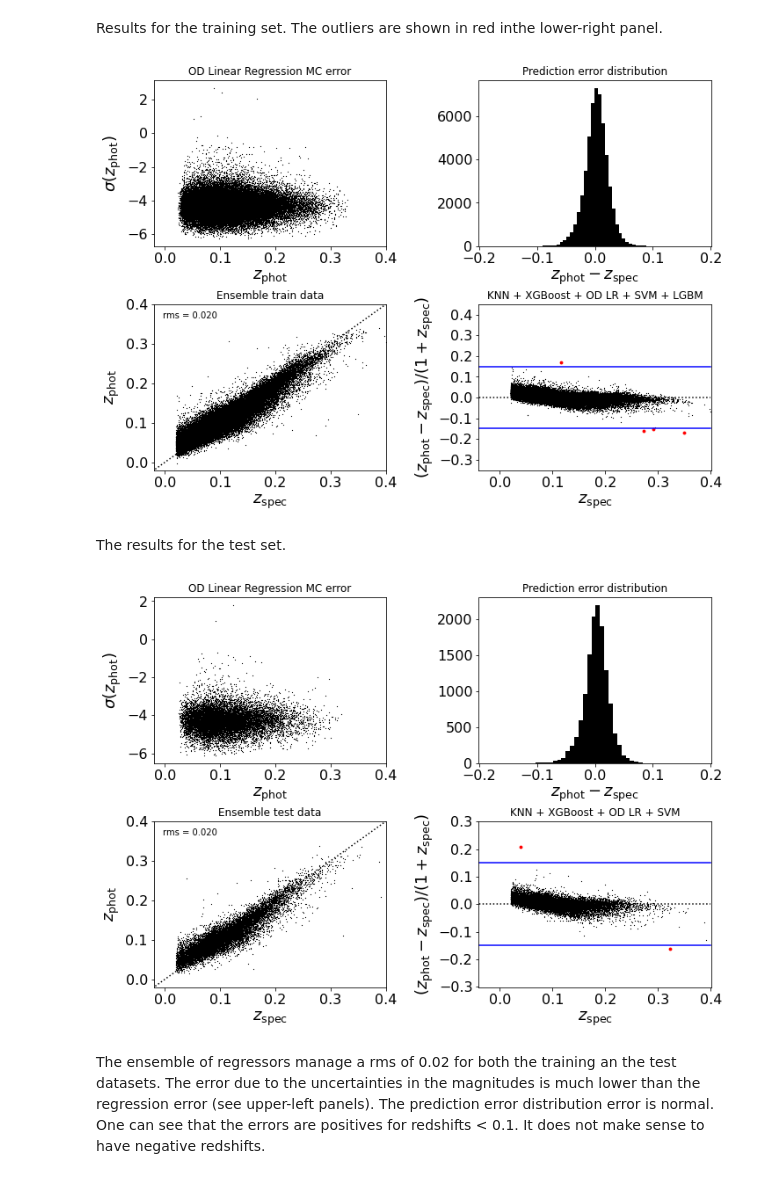
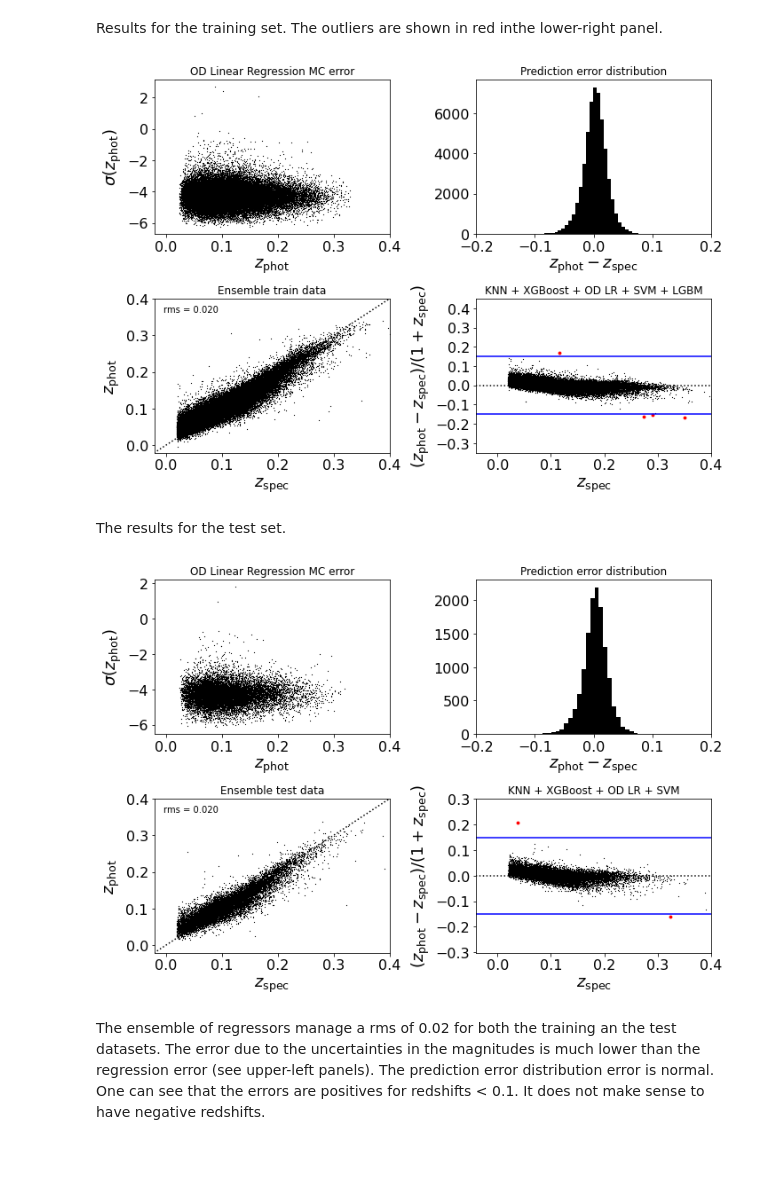
Before and after one commit to wfthi/PhotometricRedshift, a Jupyter notebook: photometric_redshift_determination.ipynb, the cells around one changed output. Saved outputs shown, nothing was run; the diff lists cells and outputs as text; code cells hidden in the pictures.

Commit message:
Change the notes and tight-up the plots

```diff
--- a/photometric_redshift_determination.ipynb
+++ b/photometric_redshift_determination.ipynb
@@ -465,34 +465,35 @@ ax3.text(0.04, 0.96, "rms = %.3f" % (rms_meta),
 ax3.set_ylabel(r'$z_{\rm phot}$')
 ax3.set_xlabel(r'$z_{\rm spec}$')
 
 ax3.set_title("Ensemble train data")
 ax3.set_xlim(-0.02, 0.4001)
 ax3.set_ylim(-0.02, 0.4001)
 ax3.xaxis.set_major_locator(plt.MultipleLocator(0.1))
 ax3.yaxis.set_major_locator(plt.MultipleLocator(0.1))
 
 ax3 = fig.add_subplot(224)
 ax3.scatter(z_train, (z_train_meta-z_train)/(1+z_train), s=1.5, lw=0, c='k')
 z_train_outliers = z_train[woutliers_train]
 z_train_meta_outliers = z_train_meta[woutliers_train]
 ax3.scatter(z_train_outliers,
             (z_train_meta_outliers-z_train_outliers)/(1+z_train_outliers), s=15, lw=0, c='red')
 
 ax3.plot([-0.1, 0.4], [0.0, 0.0], ':k')
 ax3.plot([-0.1, 0.4],[-0.15,-0.15], color='blue')
 ax3.plot([-0.1, 0.4],[0.15,0.15], color='blue')
 
 ax3.set_xlabel(r'$z_{\rm spec}$')
 ax3.set_ylabel(r'$(z_{\rm phot}-z_{\rm spec})/(1+z_{\rm spec})$')
 
 ax3.set_xlim(-0.04, 0.4001)
 ax3.set_ylim(-0.3501, 0.4501)
 ax3.set_title("KNN + XGBoost + OD LR + SVM + LGBM")
 ax3.xaxis.set_major_locator(plt.MultipleLocator(0.1))
 ax3.yaxis.set_major_locator(plt.MultipleLocator(0.1))
+plt.tight_layout()
 fig.savefig('fig_photoz_Ensemble_train.png')
 # %% [output]
-[figure, old version]
+[figure, new version]
 # %% [markdown]
 The results for the test set.
 # %%
@@ -550,12 +551,12 @@ ax4.set_ylim(-0.301, 0.301)
 ax4.set_title("KNN + XGBoost + OD LR + SVM")
 ax4.xaxis.set_major_locator(plt.MultipleLocator(0.1))
 ax4.yaxis.set_major_locator(plt.MultipleLocator(0.1))
-
+plt.tight_layout()
 fig.savefig('fig_photoz_Ensemble_test.png')
 
 plt.show()
 # %% [output]
-[figure, old version]
+[figure, new version]
 # %% [markdown]
 The ensemble of regressors manage a rms of 0.02 for both the training an the test datasets.
 The error due to the uncertainties in the magnitudes is much lower than the regression error (see upper-left panels). The prediction error distribution error is normal. One can see that the errors are positives for redshifts < 0.1. It does not make sense to have negative redshifts.
```
Also changed, not shown: parts of 1 cell of this notebook.
